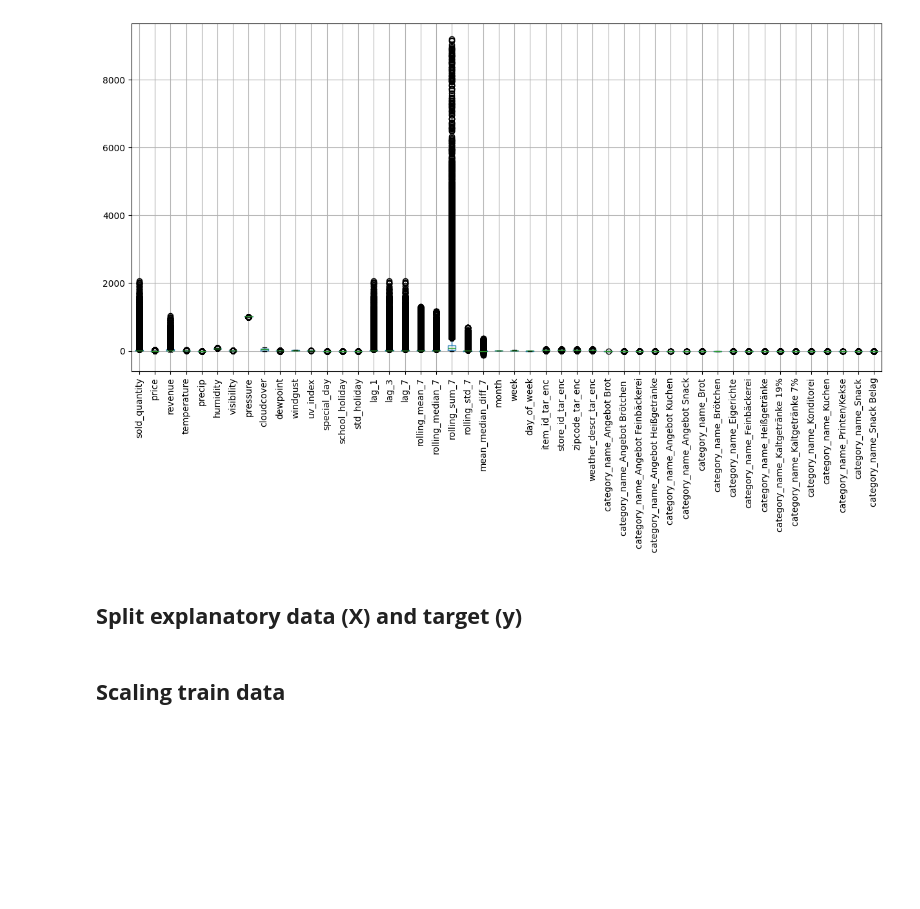
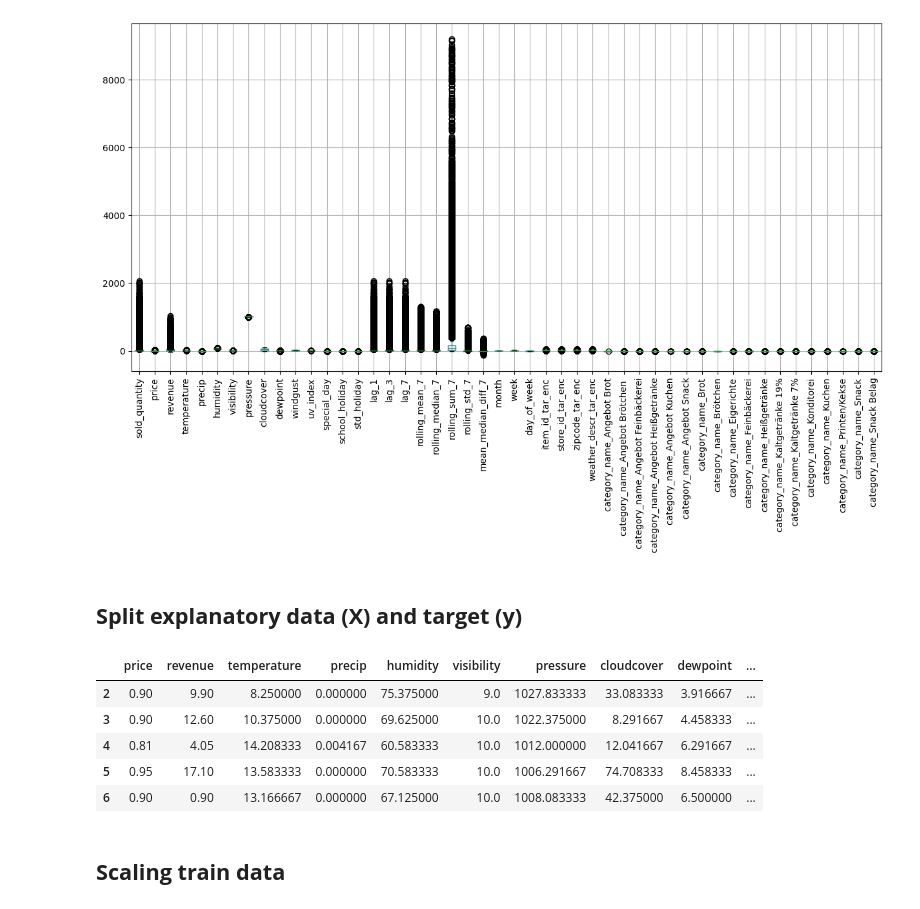
Before and after one commit to shuting-fish/food_prediction, a Jupyter notebook: lagging_rolling.ipynb, the cells around one changed output. Cells and saved outputs as stored; diff of their text form; code cells hidden in the pictures; blank space fills up the shorter version.

```diff
--- a/lagging_rolling.ipynb
+++ b/lagging_rolling.ipynb
@@ -525,6 +525,15 @@ y_train = train['sold_quantity']
 # test
 X_test = test.drop('sold_quantity', axis=1)
 y_test = test['sold_quantity']
+# %%
+X_train.head()
+# %% [output]
+|  | price | revenue | temperature | precip | humidity | visibility | pressure | cloudcover | dewpoint | ... |
+| 2 | 0.90 | 9.90 | 8.250000 | 0.000000 | 75.375000 | 9.0 | 1027.833333 | 33.083333 | 3.916667 | ... |
+| 3 | 0.90 | 12.60 | 10.375000 | 0.000000 | 69.625000 | 10.0 | 1022.375000 | 8.291667 | 4.458333 | ... |
+| 4 | 0.81 | 4.05 | 14.208333 | 0.004167 | 60.583333 | 10.0 | 1012.000000 | 12.041667 | 6.291667 | ... |
+| 5 | 0.95 | 17.10 | 13.583333 | 0.000000 | 70.583333 | 10.0 | 1006.291667 | 74.708333 | 8.458333 | ... |
+| 6 | 0.90 | 0.90 | 13.166667 | 0.000000 | 67.125000 | 10.0 | 1008.083333 | 42.375000 | 6.500000 | ... |
 # %% [markdown]
 ## __Scaling train data__
 # %%
```
Also changed, not shown: parts of 17 cells of this notebook.
